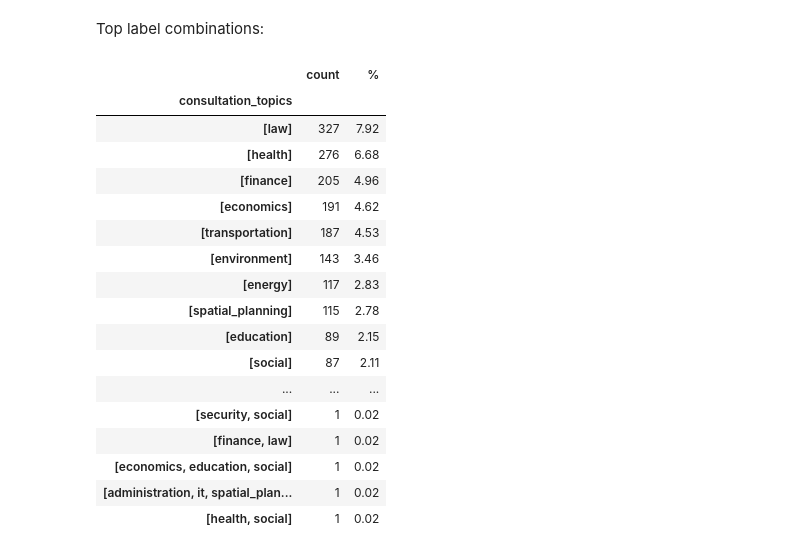
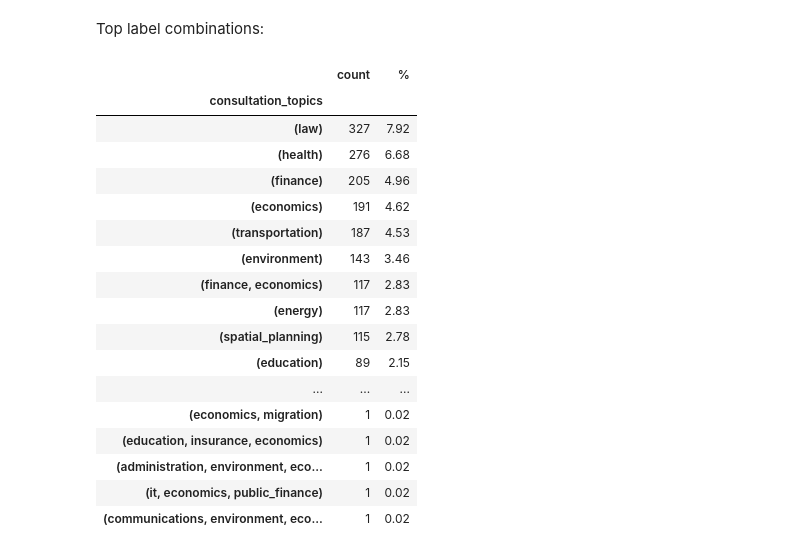
Before and after one commit to Demokratis-ch/demokratis-ml, a Jupyter notebook: research/consultation-topics/label_exploration.ipynb, the cells around one changed output. Cells and saved outputs as stored; diff of their text form; code cells hidden in the pictures.

Commit message:
Ongoing topic exploration

```diff
--- a/research/consultation-topics/label_exploration.ipynb
+++ b/research/consultation-topics/label_exploration.ipynb
@@ -157,25 +167,25 @@ value_counts(df_consultations.explode("consultation_topics")["consultation_topic
 # %% [markdown]
 Top label combinations:
 # %%
-N = 50
+N = None
 with pd.option_context("display.max_rows", N):
-    display(value_counts(df_consultations["consultation_topics"]).head(N))
+    display(value_counts(df_consultations["consultation_topics"].map(frozenset)).head(N))
 # %% [output]
 |  | count | % |
 | consultation_topics |  |  |
-| [law] | 327 | 7.92 |
-| [health] | 276 | 6.68 |
-| [finance] | 205 | 4.96 |
-| [economics] | 191 | 4.62 |
-| [transportation] | 187 | 4.53 |
-| [environment] | 143 | 3.46 |
-| [energy] | 117 | 2.83 |
-| [spatial_planning] | 115 | 2.78 |
-| [education] | 89 | 2.15 |
-| [social] | 87 | 2.11 |
+| (law) | 327 | 7.92 |
+| (health) | 276 | 6.68 |
+| (finance) | 205 | 4.96 |
+| (economics) | 191 | 4.62 |
+| (transportation) | 187 | 4.53 |
+| (environment) | 143 | 3.46 |
+| (finance, economics) | 117 | 2.83 |
+| (energy) | 117 | 2.83 |
+| (spatial_planning) | 115 | 2.78 |
+| (education) | 89 | 2.15 |
 | ... | ... | ... |
-| [security, social] | 1 | 0.02 |
-| [finance, law] | 1 | 0.02 |
-| [economics, education, social] | 1 | 0.02 |
-| [administration, it, spatial_plan... | 1 | 0.02 |
-| [health, social] | 1 | 0.02 |
+| (economics, migration) | 1 | 0.02 |
+| (education, insurance, economics) | 1 | 0.02 |
+| (administration, environment, eco... | 1 | 0.02 |
+| (it, economics, public_finance) | 1 | 0.02 |
+| (communications, environment, eco... | 1 | 0.02 |
```
Also changed, not shown: parts of 4 cells of this notebook, 2 other files.
